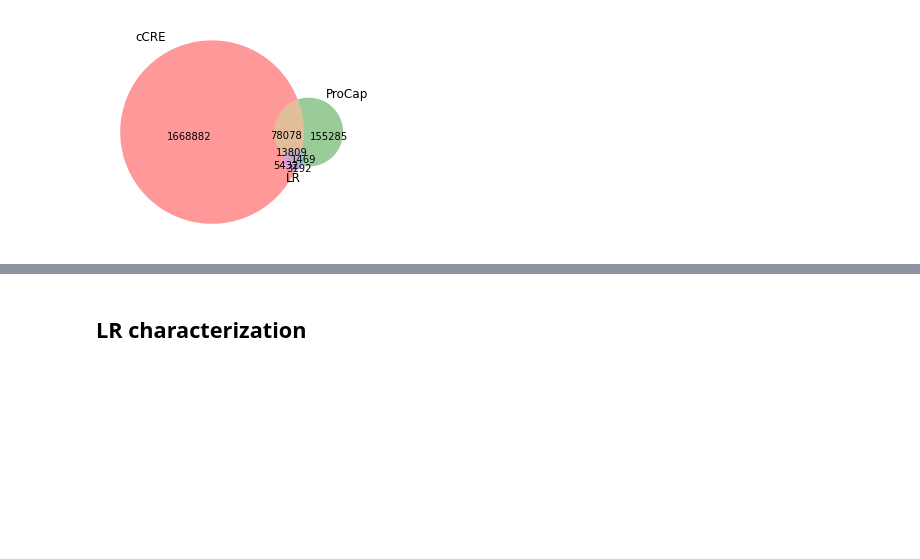
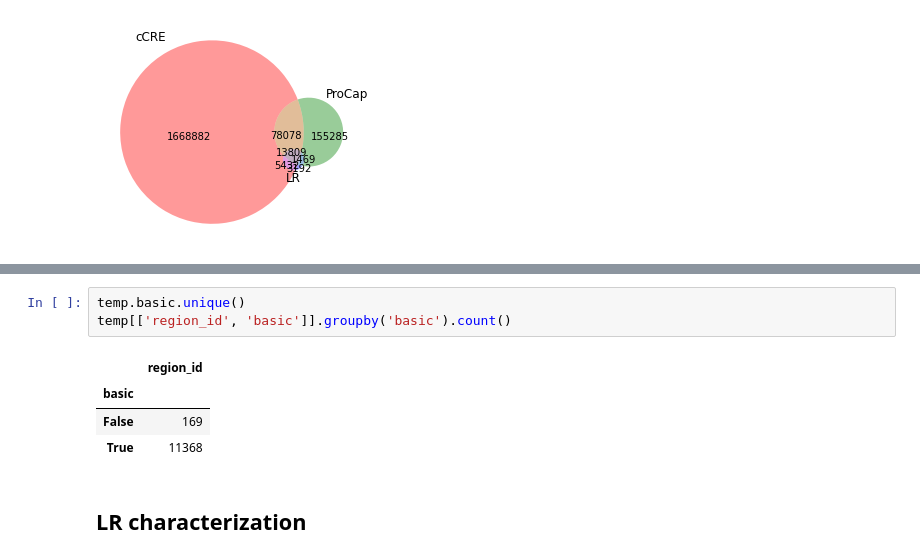
Before and after one commit to fairliereese/encode_promoters, a Jupyter notebook: 230905_intersect_dev.ipynb, the cells around one changed output, grey strips where cells are left out. Saved outputs shown, nothing was run; the diff lists cells and outputs as text; blank space fills up the shorter version.

```diff
--- a/230905_intersect_dev.ipynb
+++ b/230905_intersect_dev.ipynb
@@ -316,3 +546,11 @@ To turn off the warning set apply_strand_suffix to True or False.
+# %%
+temp.basic.unique()
+temp[['region_id', 'basic']].groupby('basic').count()
+# %% [output]
+|  | region_id |
+| basic |  |
+| False | 169 |
+| True | 11368 |
 # %% [markdown]
 ## LR characterization
 # %%
```
Also changed, not shown: parts of 30 cells of this notebook, 3 other files.
